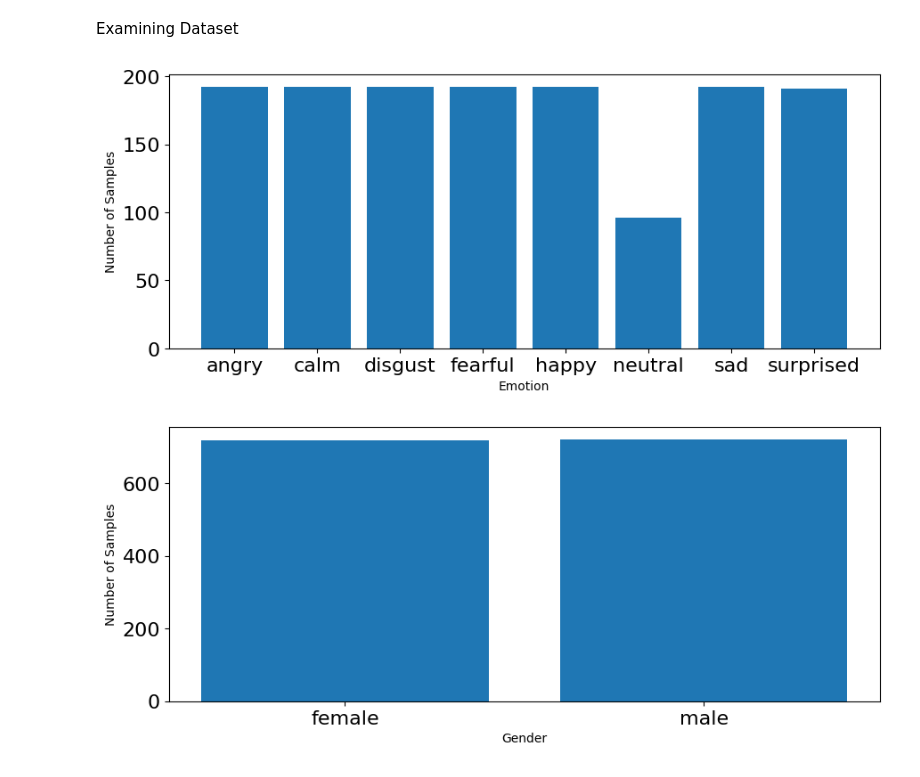
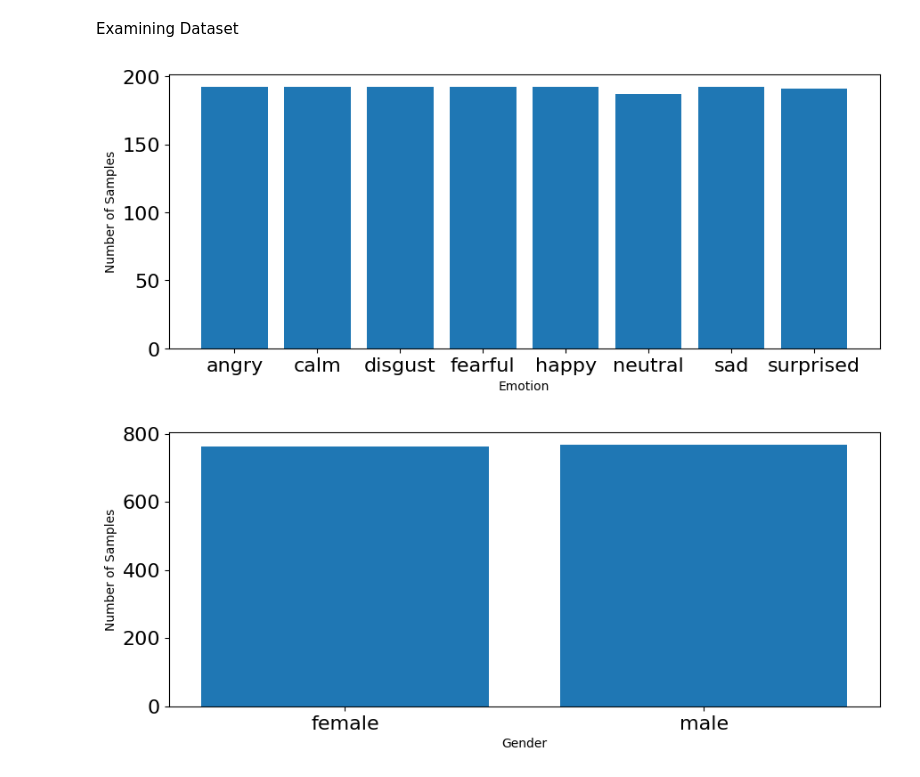
Before and after one commit to oliviasteeed/Week2_DataPreprocessing, a Jupyter notebook: A2W1_combined.ipynb, the cells around one changed output. Drawn from its saved outputs; the diff is of its cells as text; code cells hidden in the pictures.

Commit message:
Adding analysis of combined dataset

```diff
--- a/A2W1_combined.ipynb
+++ b/A2W1_combined.ipynb
@@ -82,7 +81,7 @@ def load_data():
     count = 0
     femaleCount = 0
     maleCount = 0
-    for file in glob.glob("/Users/oliviasteed/Desktop/IAT 360/data/Audio Data/*/*.wav"):
+    for file in glob.glob("/Users/oliviasteed/Desktop/IAT 360/data/Audio Data Combined/*/*.wav"):
         file_name = os.path.basename(file)
 
 # odd is male, even is female
@@ -104,32 +103,32 @@ def load_data():
 
 #read emotion names for entire dataset
 features, emotions, female, male = load_data()
 
 #make visualization of emotions
 plt.figure(figsize = (35,4))
 plt.subplot(1,3,1)
 #np.unique returns ordered list of unique elements and count of each element
 emotion_list, count = np.unique(emotions, return_counts=True)
 plt.bar(x = range(8), height = count)
 plt.xticks(ticks = range(8), labels = [emotion for emotion in emotion_list],fontsize = 10)
 plt.xlabel('Emotion')
 plt.tick_params(labelsize =16)
 plt.ylabel('Number of Samples')
 plt.show()
 
 
 #make visualization of gender balance
 plt.figure(figsize = (35,4))
 plt.subplot(1,3,1)
 #np.unique returns ordered list of unique elements and count of each element
 # emotion_list, count = np.unique(emotions, return_counts=True)
 gender_dist = [female, male]
 plt.bar(x = range(2), height = gender_dist)
 plt.xticks(ticks = range(2), labels = ['female', 'male'],fontsize = 10)
 plt.xlabel('Gender')
 plt.tick_params(labelsize =16)
 plt.ylabel('Number of Samples')
 plt.show()
 # %% [output]
-[figure, old version]
+[figure, new version]
-[figure, old version]
+[figure, new version]
```
Also changed, not shown: parts of 3 cells of this notebook.
